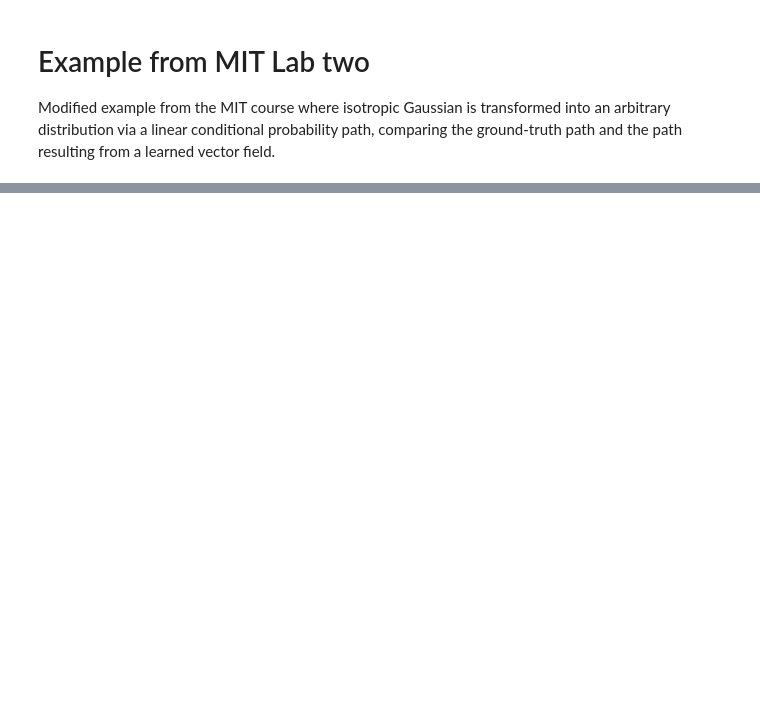
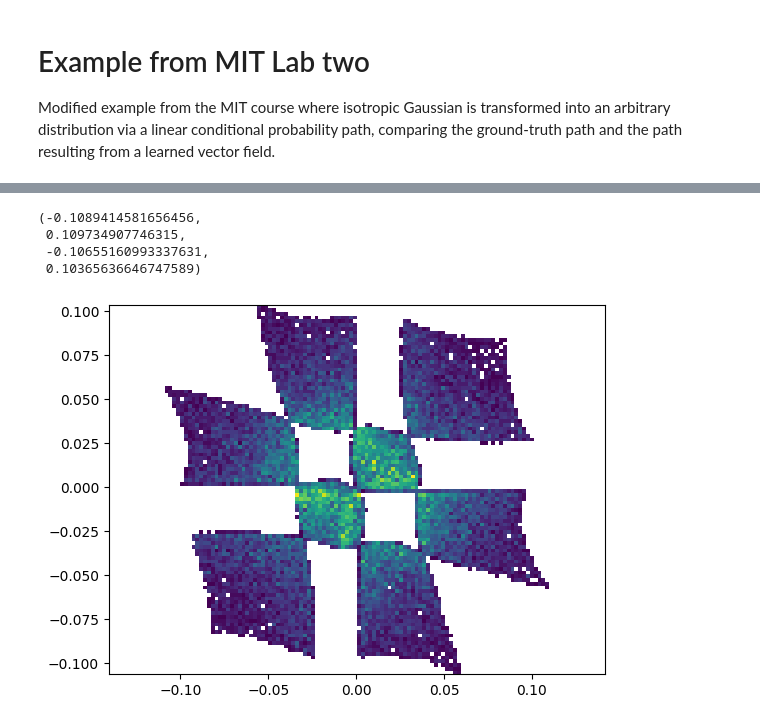
Before and after one commit to Ninavd/FRB-flow, a Jupyter notebook: notebooks/FM_checkerboard.ipynb, the cells around one changed output, grey strips where cells are left out. Saved outputs shown, nothing was run; the diff lists cells and outputs as text; code cells hidden in the pictures; blank space fills up the shorter version.

```diff
--- a/notebooks/FM_checkerboard.ipynb
+++ b/notebooks/FM_checkerboard.ipynb
@@ -97,0 +96,9 @@ plt.show()
+# %%
+plt.hist2d(xx.cpu()[:,0],xx.cpu()[:, 1], bins=100, cmin=2)
+plt.axis('equal')
+# %% [output]
+(-0.1089414581656456,
+ 0.109734907746315,
+ -0.10655160993337631,
+ 0.10365636646747589)
+[figure, added]
```
Also changed, not shown: parts of 2 cells of this notebook, 3 other files.
